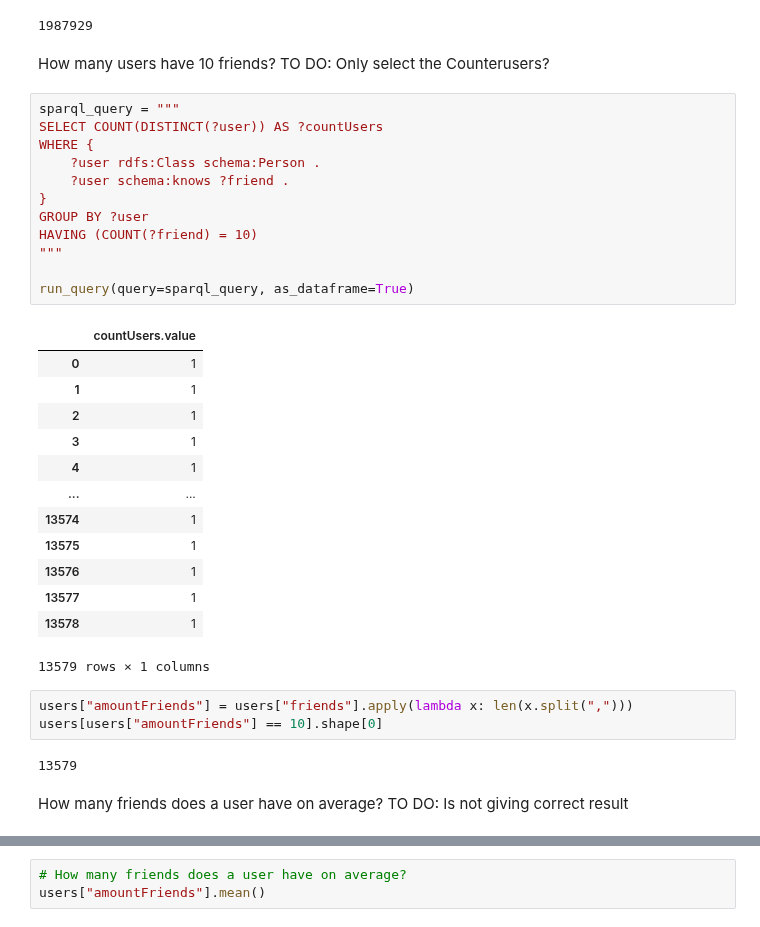
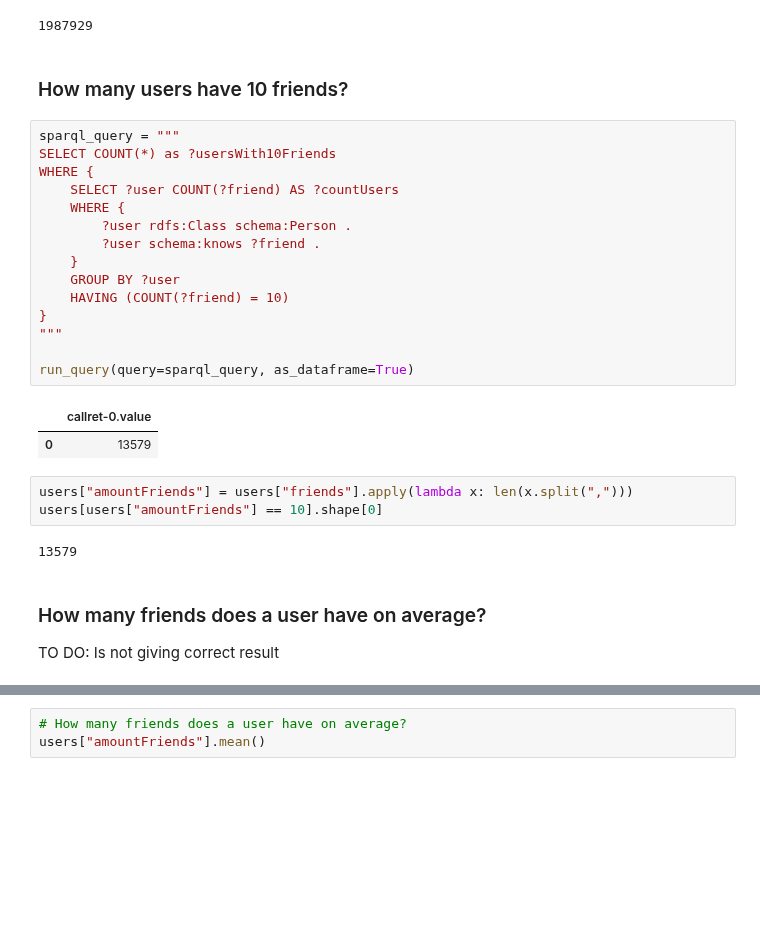
Before and after one commit to christiannielsen98/DVML-P7, a Jupyter notebook: Code/CompetencyQuestions/yelp_competency_question.ipynb, the cells around one changed output, grey strips where cells are left out. Drawn from its saved outputs; the diff is of its cells as text; blank space fills up the shorter version.

```diff
--- a/Code/CompetencyQuestions/yelp_competency_question.ipynb
+++ b/Code/CompetencyQuestions/yelp_competency_question.ipynb
@@ -313,41 +340,32 @@ reviews.drop_duplicates(subset=['user_id']).shape[0]
 # %% [output]
 1987929
 # %% [markdown]
-How many users have 10 friends?
-TO DO: Only select the Counterusers?
+### How many users have 10 friends?
 # %%
 sparql_query = """
-SELECT COUNT(DISTINCT(?user)) AS ?countUsers
+SELECT COUNT(*) as ?usersWith10Friends
 WHERE {
-    ?user rdfs:Class schema:Person .
-    ?user schema:knows ?friend .
+    SELECT ?user COUNT(?friend) AS ?countUsers
+    WHERE {
+        ?user rdfs:Class schema:Person .
+        ?user schema:knows ?friend .
+    }
+    GROUP BY ?user
+    HAVING (COUNT(?friend) = 10)
 }
-GROUP BY ?user
-HAVING (COUNT(?friend) = 10)
 """
 
 run_query(query=sparql_query, as_dataframe=True)
 # %% [output]
-|  | countUsers.value |
-| 0 | 1 |
-| 1 | 1 |
-| 2 | 1 |
-| 3 | 1 |
-| 4 | 1 |
-| ... | ... |
-| 13574 | 1 |
-| 13575 | 1 |
-| 13576 | 1 |
-| 13577 | 1 |
-| 13578 | 1 |
+|  | callret-0.value |
+| 0 | 13579 |
-13579 rows × 1 columns
 # %%
 users["amountFriends"] = users["friends"].apply(lambda x: len(x.split(",")))
 users[users["amountFriends"] == 10].shape[0]
 # %% [output]
 13579
 # %% [markdown]
-How many friends does a user have on average?
+### How many friends does a user have on average?
 TO DO: Is not giving correct result
 # %%
 sparql_query = """
```
Also changed, not shown: parts of 18 cells of this notebook, 4 other files.
